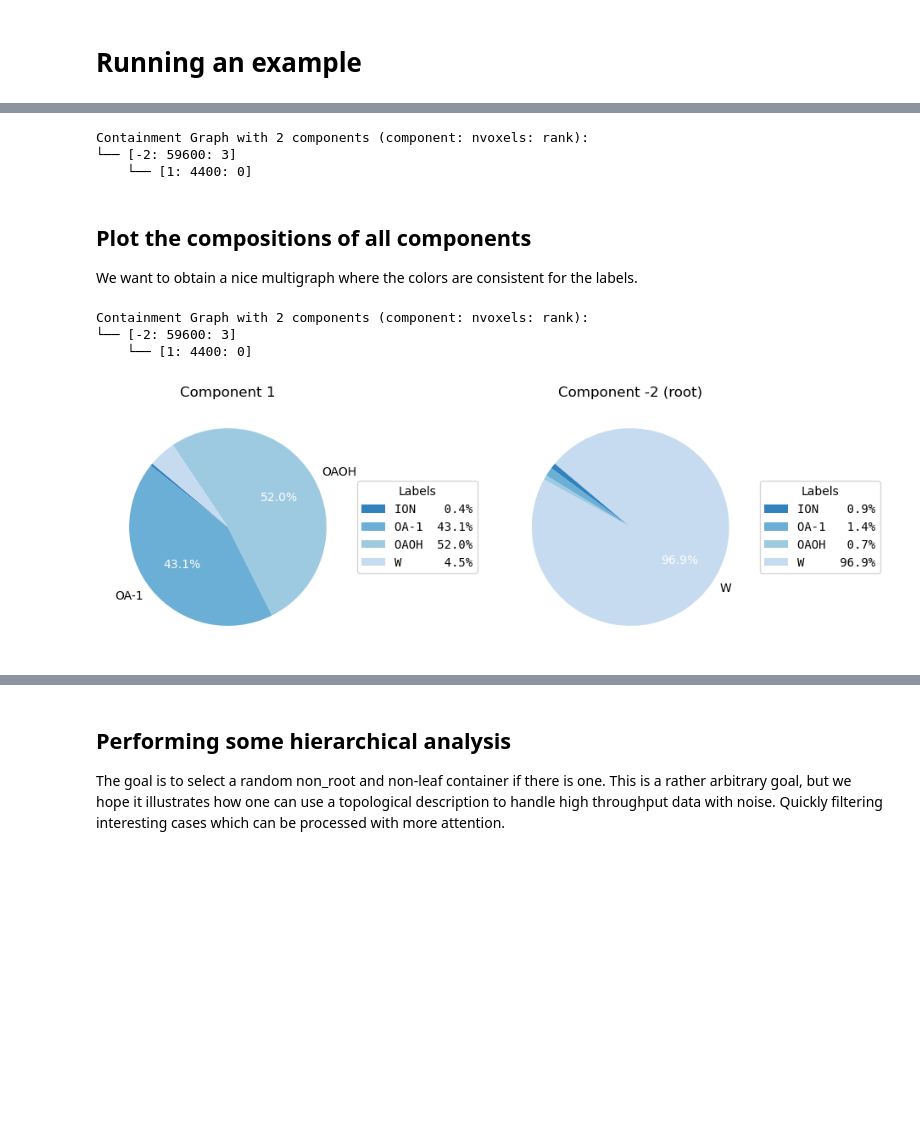
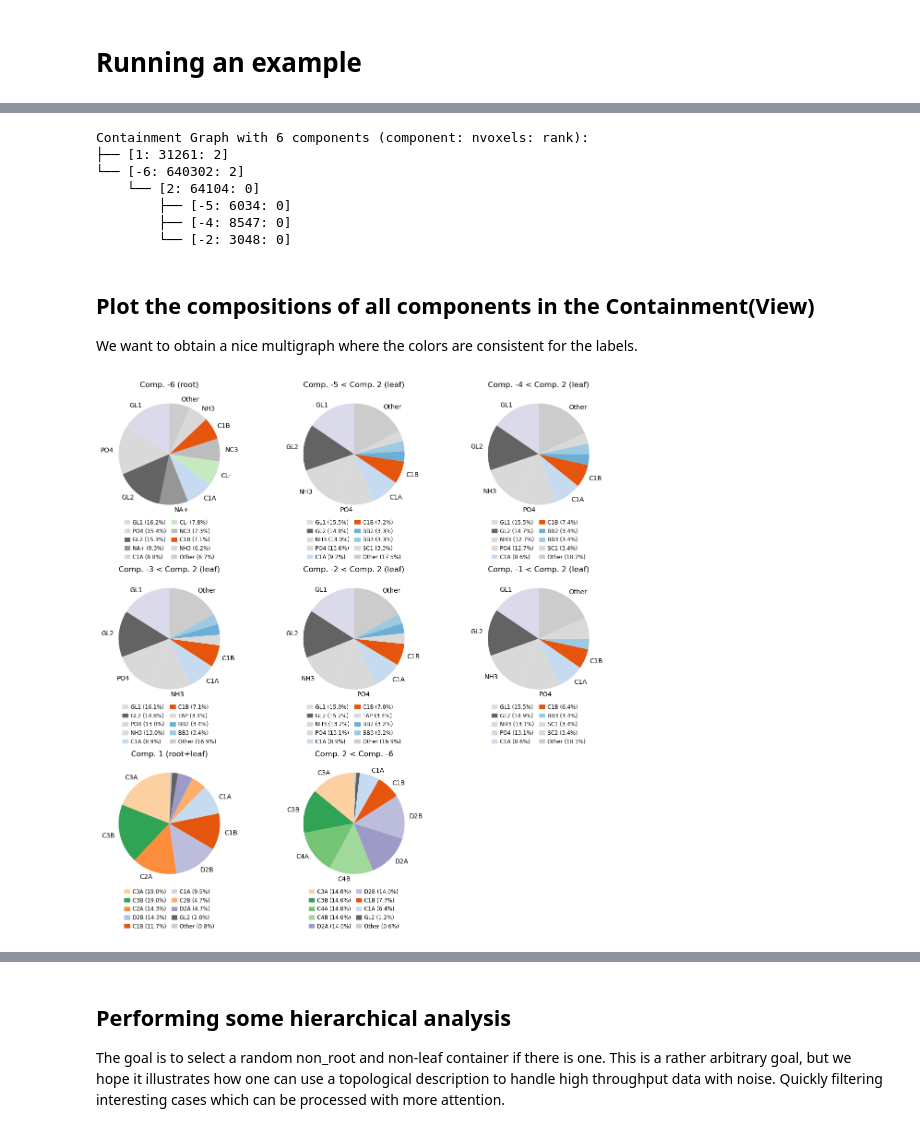
Before and after one commit to BartBruininks/mdvcontainment, a Jupyter notebook: examples/notebooks/axiomatic_voxels.ipynb, the cells around one changed output, grey strips where cells are left out. Cells and saved outputs as stored; diff of their text form; code cells hidden in the pictures; blank space fills up the shorter version.

```diff
--- a/examples/notebooks/axiomatic_voxels.ipynb
+++ b/examples/notebooks/axiomatic_voxels.ipynb
@@ -61,67 +65,20 @@ containment.universe.atoms.write('components.pdb')
 # We can filter out noise nodes by using their downstream voxel size as a threshold
 # A view can be made on a containment to only include a subset of nodes, merging the nodes
 # that are not included into their ancestors.
-containment_view = containment.node_view(min_size=3000)
-print(containment_view)
+containment_size_filtered = containment.node_view(min_size=3000)
+print(containment_size_filtered)
 # %% [output]
-Containment Graph with 2 components (component: nvoxels: rank):
-└── [-2: 59600: 3]
-    └── [1: 4400: 0]
+Containment Graph with 6 components (component: nvoxels: rank):
+├── [1: 31261: 2]
+└── [-6: 640302: 2]
+    └── [2: 64104: 0]
+        ├── [-5: 6034: 0]
+        ├── [-4: 8547: 0]
+        └── [-2: 3048: 0]
 # %% [markdown]
-## Plot the compositions of all components
+## Plot the compositions of all components in the Containment(View)
 We want to obtain a nice multigraph where the colors are consistent for the labels.
-# %%
-## Print graph one more time for easy comparison
-print(containment_view)
-## Getting the compositions
-# Get all the unique component ids
-nodes = containment_view.nodes
-# Obtain the compositions for the nodes
-mode = 'resnames' # 'resnames, names or molar'
-compositions_dict = cl.get_compositions(containment_view, nodes, mode)
-
-## Setting some variable for some nice multiplotting to get it to look consistent
-# Get all the unique resnames
-unique_labels = cl.get_unique_labels(u, mode=mode)
-# Map the unique labels to a color for consistent coloring
-color_map = cl.get_color_mapping(unique_labels)
-# Calculate the amount of subplots using the root
-plot_dimension = int(np.ceil(len(compositions_dict.keys())**0.5))
-
-## Performing the mapltlib plotting
-# Create the plots (the plotter can plot into subgraphs!)
-scale = 4
-figsize = (plot_dimension*scale,plot_dimension*scale)
-fig, axs = plt.subplots(plot_dimension, plot_dimension, constrained_layout=False, figsize=figsize)
-
-# Flatten the array of axes for easy iteration
-axs = axs.flatten()
-
-all_keys = list(compositions_dict.keys())
-root_nodes = containment_view.voxel_containment.root_nodes
-for idx in range(plot_dimension**2):
-    try:
-        key = all_keys[idx]
-    except IndexError:
-        continue
-    composition_dict = compositions_dict[key]
-
-    cl.plot_pie_chart(composition_dict, axs[idx], color_map, cutoff=5)
-    if key in root_nodes:
-        axs[idx].set_title(f'Component {key} (root)')
-    else:
-        axs[idx].set_title(f'Component {key}')
-
-# Remove empty subplots
-for j in range(len(all_keys), len(axs)):
-    fig.delaxes(axs[j])
-
-# Adjust layout to prevent overlapping and ensure enough space for legends
-plt.subplots_adjust(left=0.05, right=1.1, top=0.9, bottom=0.1, wspace=0.3)
-# Show the final plot!
-plt.show()
-# %% [output]
-Containment Graph with 2 components (component: nvoxels: rank):
-└── [-2: 59600: 3]
-    └── [1: 4400: 0]
-[figure, removed]
+# %%
+composition, fig, axs = cl.analyze_composition(containment, mode='names')
+# %% [output]
+[figure, added]
```
Also changed, not shown: parts of 12 cells of this notebook, 2 other files.
